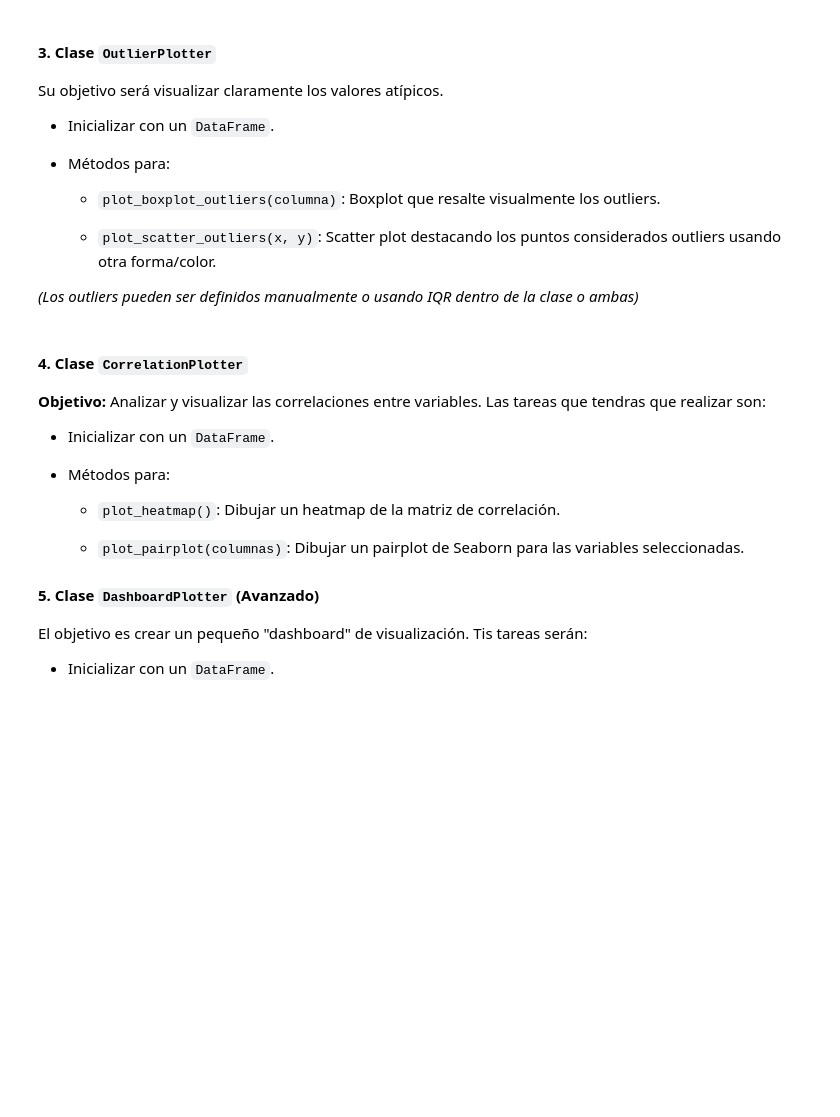
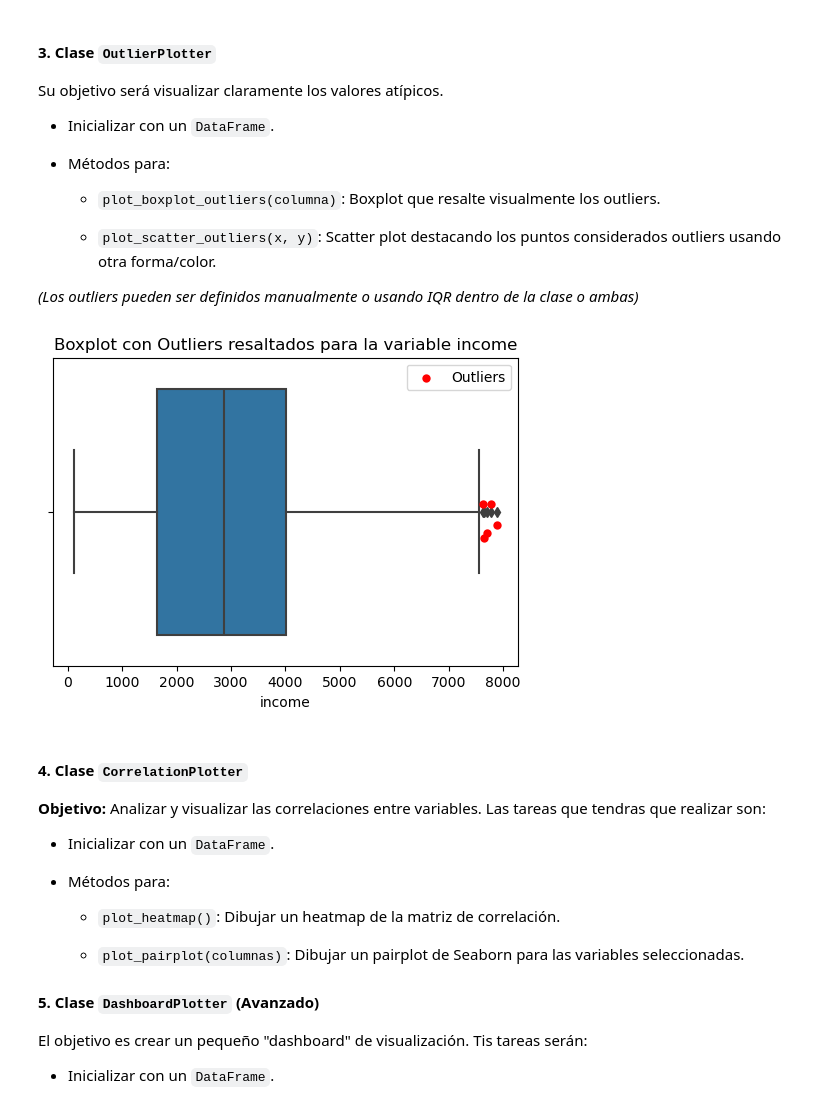
Before and after one commit to ntamajon/ejercicios_python, a Jupyter notebook: 04-visualizacion.ipynb, the cells around one changed output. Drawn from its saved outputs; the diff is of its cells as text; code cells hidden in the pictures; blank space fills up the shorter version.

```diff
--- a/04-visualizacion.ipynb
+++ b/04-visualizacion.ipynb
@@ -216,6 +224,34 @@ Su objetivo será visualizar claramente los valores atípicos.
 
 
 *(Los outliers pueden ser definidos manualmente o usando IQR dentro de la clase o ambas)*
+# %%
+class OutlierPlotter:
+    def __init__(self, df):
+        self.df = df
+
+    def outlier_detect(self, column):
+        Q1 = self.df[column].quantile(0.25)
+        Q3 = self.df[column].quantile(0.75)
+        IQR = Q3 - Q1
+        limite_superior = Q3 + 1.5 * IQR
+        limite_inferior = Q1 - 1.5 * IQR
+        return (self.df[column] > limite_superior) | (self.df[column] < limite_inferior)
+
+    def boxplot_outliers(self, column):
+        outliers = self.outlier_detect(column=column)
+        plt.figure(figsize=(6, 4))
+        sns.boxplot(x=self.df[column])
+        sns.stripplot(x=self.df[column][outliers], color='red', size=6, jitter=True, label='Outliers')
+        plt.title(f'Boxplot con Outliers resaltados para la variable {column}')
+        plt.legend()
+        plt.show()
+# %%
+outlierplotter = OutlierPlotter(df=marketing_df)
+outl_presence = outlierplotter.outlier_detect(column='income')
+# %%
+outlierplotter.boxplot_outliers(column='income')
+# %% [output]
+[figure, added]
 # %% [markdown]
 
 #### 4. Clase `CorrelationPlotter`
```
Also changed, not shown: parts of 4 cells of this notebook.
